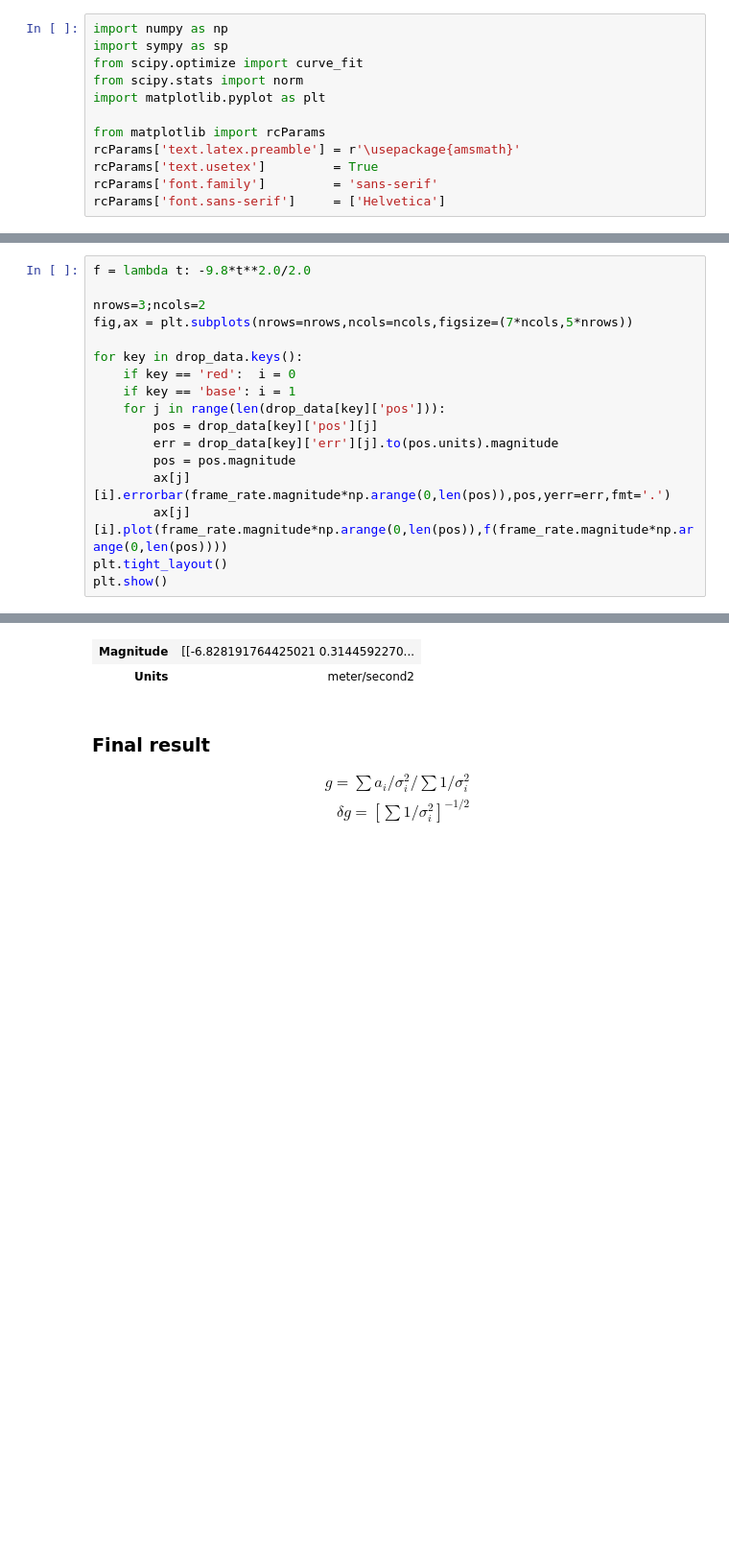
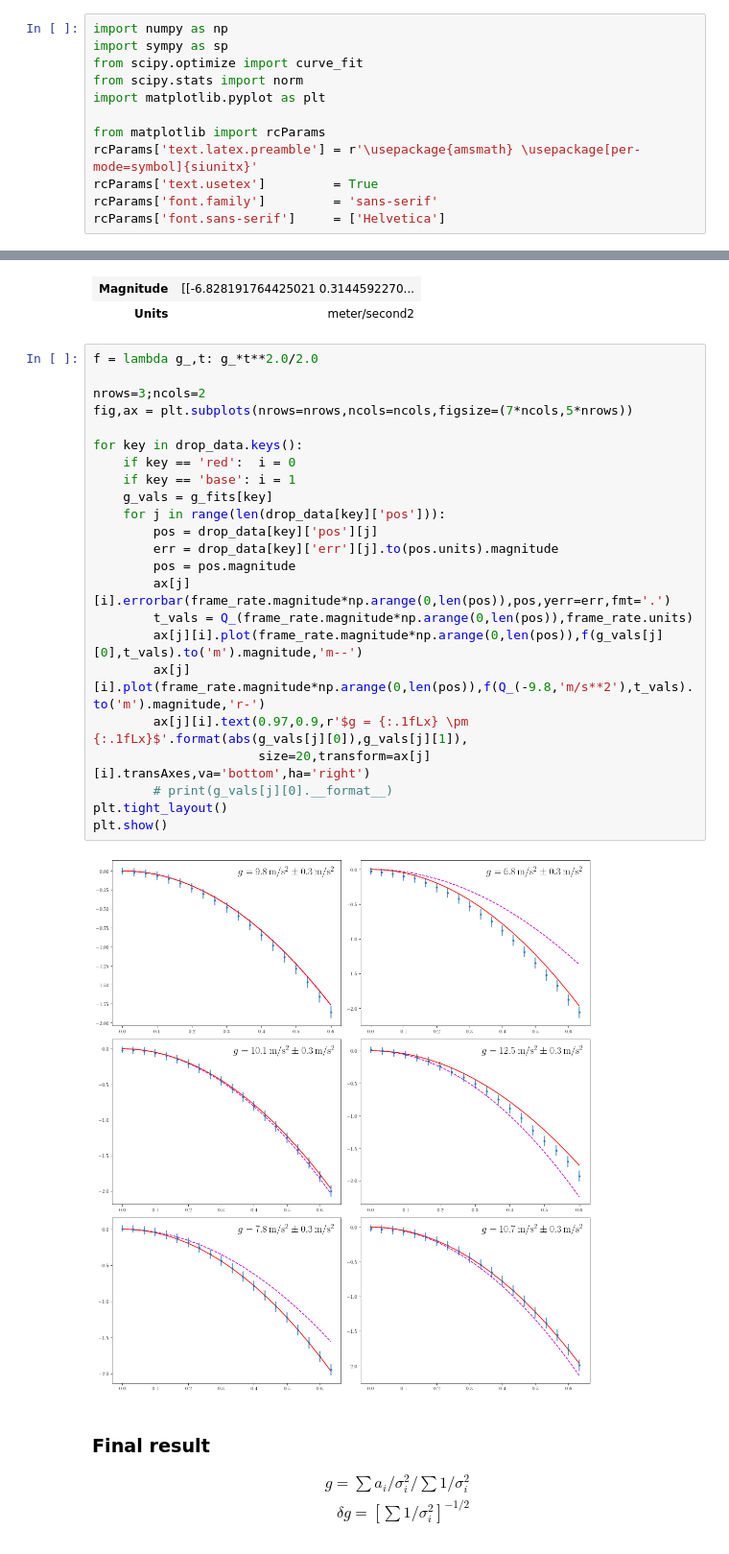
Before and after one commit to rwhitehill/CompPhys22_Spring2022, a Jupyter notebook: Final/analysis.ipynb, the cells around one changed output, grey strips where cells are left out. Shown at 96% size. Drawn from its saved outputs; the diff is of its cells as text; blank space fills up the shorter version.

```diff
--- a/Final/analysis.ipynb
+++ b/Final/analysis.ipynb
@@ -6,7 +6,7 @@ from scipy.stats import norm
 import matplotlib.pyplot as plt
 
 from matplotlib import rcParams
-rcParams['text.latex.preamble'] = r'\usepackage{amsmath}'
+rcParams['text.latex.preamble'] = r'\usepackage{amsmath} \usepackage[per-mode=symbol]{siunitx}'
 rcParams['text.usetex']         = True
 rcParams['font.family']         = 'sans-serif'
 rcParams['font.sans-serif']     = ['Helvetica']
@@ -106,20 +106,3 @@ for key in drop_data.keys():
     for i in range(len(drop_data[key]['pos'])):
         errors = get_error(np.arange(0,len(drop_data[key]['pos'][i])),key)
         drop_data[key]['err'].append(errors)
-# %%
-f = lambda t: -9.8*t**2.0/2.0
-
-nrows=3;ncols=2
-fig,ax = plt.subplots(nrows=nrows,ncols=ncols,figsize=(7*ncols,5*nrows))
-
-for key in drop_data.keys():
-    if key == 'red':  i = 0
-    if key == 'base': i = 1
-    for j in range(len(drop_data[key]['pos'])):
-        pos = drop_data[key]['pos'][j]
-        err = drop_data[key]['err'][j].to(pos.units).magnitude
-        pos = pos.magnitude
-        ax[j][i].errorbar(frame_rate.magnitude*np.arange(0,len(pos)),pos,yerr=err,fmt='.')
-        ax[j][i].plot(frame_rate.magnitude*np.arange(0,len(pos)),f(frame_rate.magnitude*np.arange(0,len(pos))))
-plt.tight_layout()
-plt.show()
@@ -215,6 +196,31 @@ g_fits['base']
 # %% [output]
 | Magnitude | [[-6.828191764425021 0.3144592270... |
 | Units | meter/second2 |
+# %%
+f = lambda g_,t: g_*t**2.0/2.0
+
+nrows=3;ncols=2
+fig,ax = plt.subplots(nrows=nrows,ncols=ncols,figsize=(7*ncols,5*nrows))
+
+for key in drop_data.keys():
+    if key == 'red':  i = 0
+    if key == 'base': i = 1
+    g_vals = g_fits[key]
+    for j in range(len(drop_data[key]['pos'])):
+        pos = drop_data[key]['pos'][j]
+        err = drop_data[key]['err'][j].to(pos.units).magnitude
+        pos = pos.magnitude
+        ax[j][i].errorbar(frame_rate.magnitude*np.arange(0,len(pos)),pos,yerr=err,fmt='.')
+        t_vals = Q_(frame_rate.magnitude*np.arange(0,len(pos)),frame_rate.units)
+        ax[j][i].plot(frame_rate.magnitude*np.arange(0,len(pos)),f(g_vals[j][0],t_vals).to('m').magnitude,'m--')
+        ax[j][i].plot(frame_rate.magnitude*np.arange(0,len(pos)),f(Q_(-9.8,'m/s**2'),t_vals).to('m').magnitude,'r-')
+        ax[j][i].text(0.97,0.9,r'$g = {:.1fLx} \pm {:.1fLx}$'.format(abs(g_vals[j][0]),g_vals[j][1]),
+                      size=20,transform=ax[j][i].transAxes,va='bottom',ha='right')
+        # print(g_vals[j][0].__format__)
+plt.tight_layout()
+plt.show()
+# %% [output]
+[figure, added]
 # %% [markdown]
 ### Final result
 \begin{align*}
```
Also changed, not shown: parts of 1 cell of this notebook, 3 other files.
